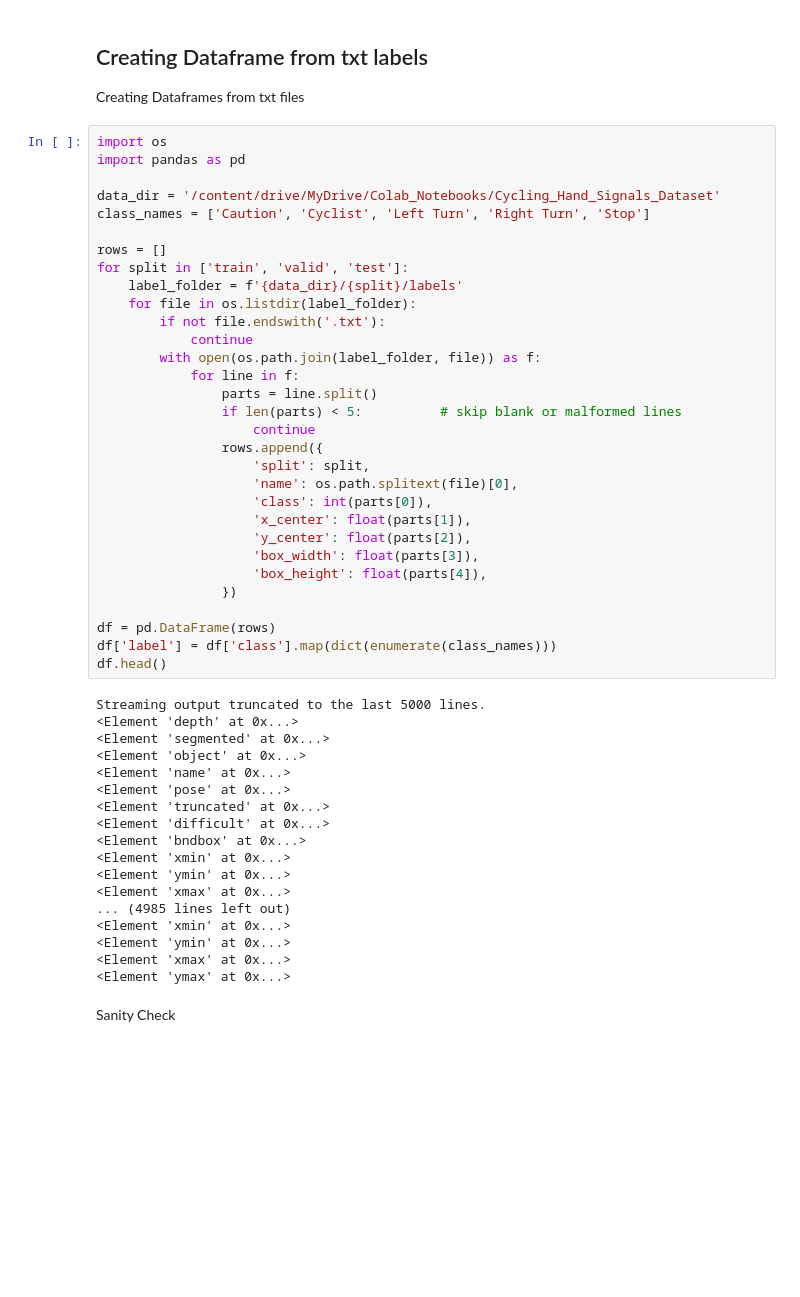
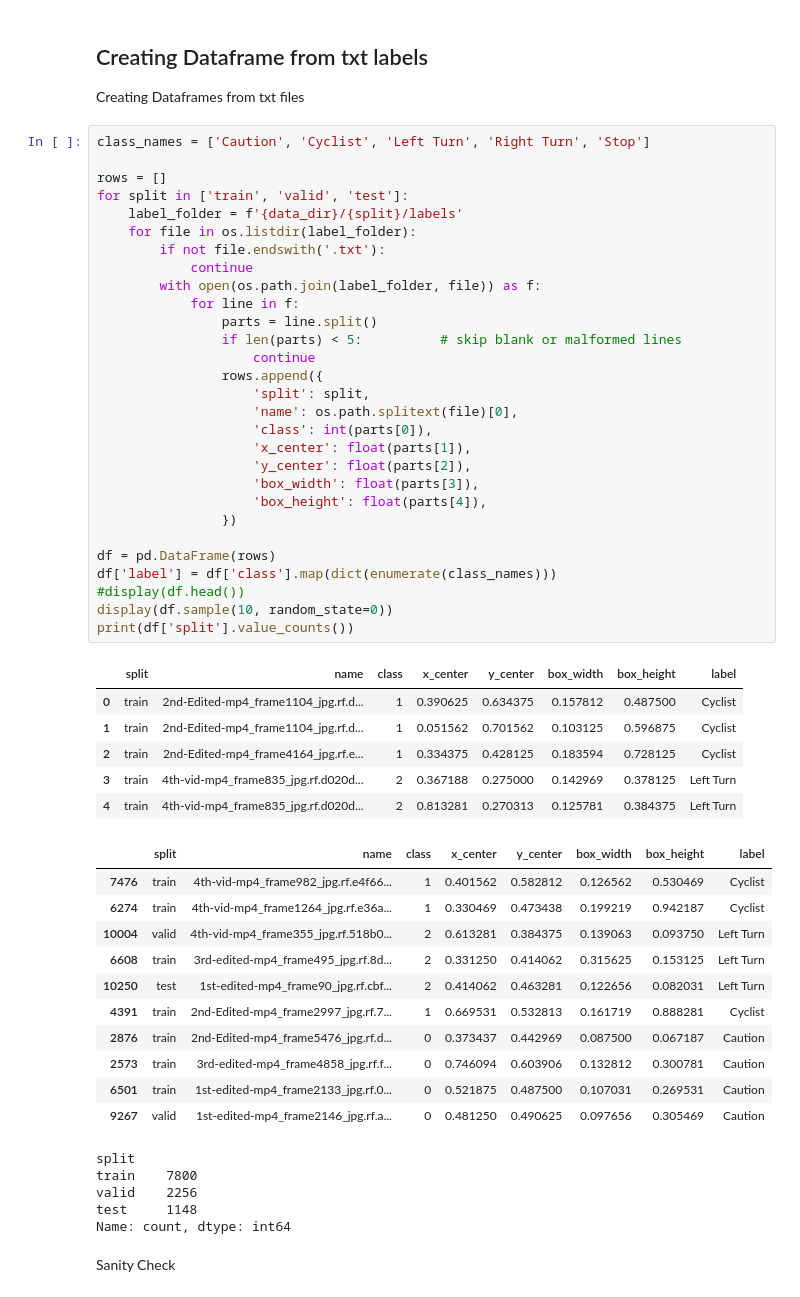
Before and after one commit to RileySchina/Computer-Vision-Project-Hyperparameter, a Jupyter notebook: ComputerVisionProject.ipynb, the cells around one changed output. Drawn from its saved outputs; the diff is of its cells as text; blank space fills up the shorter version.

```diff
--- a/ComputerVisionProject.ipynb
+++ b/ComputerVisionProject.ipynb
@@ -169,54 +170,57 @@ for idx, image in enumerate(os.listdir(os.path.join(image_dir, "train"))):
 ## Creating Dataframe from txt labels
 Creating Dataframes from txt files
 # %%
-import os
-import pandas as pd
-
-data_dir = '/content/drive/MyDrive/Colab_Notebooks/Cycling_Hand_Signals_Dataset'
 class_names = ['Caution', 'Cyclist', 'Left Turn', 'Right Turn', 'Stop']
 
 rows = []
 for split in ['train', 'valid', 'test']:
     label_folder = f'{data_dir}/{split}/labels'
     for file in os.listdir(label_folder):
         if not file.endswith('.txt'):
             continue
         with open(os.path.join(label_folder, file)) as f:
             for line in f:
                 parts = line.split()
                 if len(parts) < 5:          # skip blank or malformed lines
                     continue
                 rows.append({
                     'split': split,
                     'name': os.path.splitext(file)[0],
                     'class': int(parts[0]),
                     'x_center': float(parts[1]),
                     'y_center': float(parts[2]),
                     'box_width': float(parts[3]),
                     'box_height': float(parts[4]),
                 })
 
 df = pd.DataFrame(rows)
 df['label'] = df['class'].map(dict(enumerate(class_names)))
-df.head()
+#display(df.head())
+display(df.sample(10, random_state=0))
+print(df['split'].value_counts())
 # %% [output]
+|  | split | name | class | x_center | y_center | box_width | box_height | label |
+| 0 | train | 2nd-Edited-mp4_frame1104_jpg.rf.d... | 1 | 0.390625 | 0.634375 | 0.157812 | 0.487500 | Cyclist |
+| 1 | train | 2nd-Edited-mp4_frame1104_jpg.rf.d... | 1 | 0.051562 | 0.701562 | 0.103125 | 0.596875 | Cyclist |
+| 2 | train | 2nd-Edited-mp4_frame4164_jpg.rf.e... | 1 | 0.334375 | 0.428125 | 0.183594 | 0.728125 | Cyclist |
+| 3 | train | 4th-vid-mp4_frame835_jpg.rf.d020d... | 2 | 0.367188 | 0.275000 | 0.142969 | 0.378125 | Left Turn |
+| 4 | train | 4th-vid-mp4_frame835_jpg.rf.d020d... | 2 | 0.813281 | 0.270313 | 0.125781 | 0.384375 | Left Turn |
+|  | split | name | class | x_center | y_center | box_width | box_height | label |
+| 7476 | train | 4th-vid-mp4_frame982_jpg.rf.e4f66... | 1 | 0.401562 | 0.582812 | 0.126562 | 0.530469 | Cyclist |
+| 6274 | train | 4th-vid-mp4_frame1264_jpg.rf.e36a... | 1 | 0.330469 | 0.473438 | 0.199219 | 0.942187 | Cyclist |
+| 10004 | valid | 4th-vid-mp4_frame355_jpg.rf.518b0... | 2 | 0.613281 | 0.384375 | 0.139063 | 0.093750 | Left Turn |
+| 6608 | train | 3rd-edited-mp4_frame495_jpg.rf.8d... | 2 | 0.331250 | 0.414062 | 0.315625 | 0.153125 | Left Turn |
+| 10250 | test | 1st-edited-mp4_frame90_jpg.rf.cbf... | 2 | 0.414062 | 0.463281 | 0.122656 | 0.082031 | Left Turn |
+| 4391 | train | 2nd-Edited-mp4_frame2997_jpg.rf.7... | 1 | 0.669531 | 0.532813 | 0.161719 | 0.888281 | Cyclist |
+| 2876 | train | 2nd-Edited-mp4_frame5476_jpg.rf.d... | 0 | 0.373437 | 0.442969 | 0.087500 | 0.067187 | Caution |
+| 2573 | train | 3rd-edited-mp4_frame4858_jpg.rf.f... | 0 | 0.746094 | 0.603906 | 0.132812 | 0.300781 | Caution |
+| 6501 | train | 1st-edited-mp4_frame2133_jpg.rf.0... | 0 | 0.521875 | 0.487500 | 0.107031 | 0.269531 | Caution |
+| 9267 | valid | 1st-edited-mp4_frame2146_jpg.rf.a... | 0 | 0.481250 | 0.490625 | 0.097656 | 0.305469 | Caution |
-Streaming output truncated to the last 5000 lines.
-<Element 'depth' at 0x...>
-<Element 'segmented' at 0x...>
-<Element 'object' at 0x...>
-<Element 'name' at 0x...>
-<Element 'pose' at 0x...>
-<Element 'truncated' at 0x...>
-<Element 'difficult' at 0x...>
-<Element 'bndbox' at 0x...>
-<Element 'xmin' at 0x...>
-<Element 'ymin' at 0x...>
-<Element 'xmax' at 0x...>
-... (4985 lines left out)
-<Element 'xmin' at 0x...>
-<Element 'ymin' at 0x...>
-<Element 'xmax' at 0x...>
-<Element 'ymax' at 0x...>
+split
+train    7800
+valid    2256
+test     1148
+Name: count, dtype: int64
 # %% [markdown]
 Sanity Check
 # %%
```
Also changed, not shown: parts of 1 cell of this notebook.
